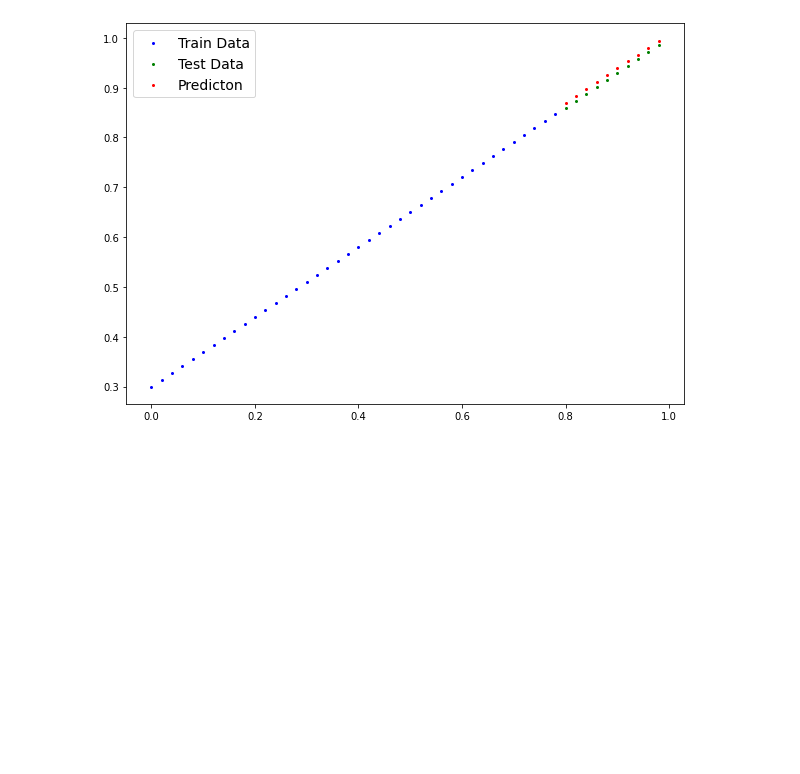
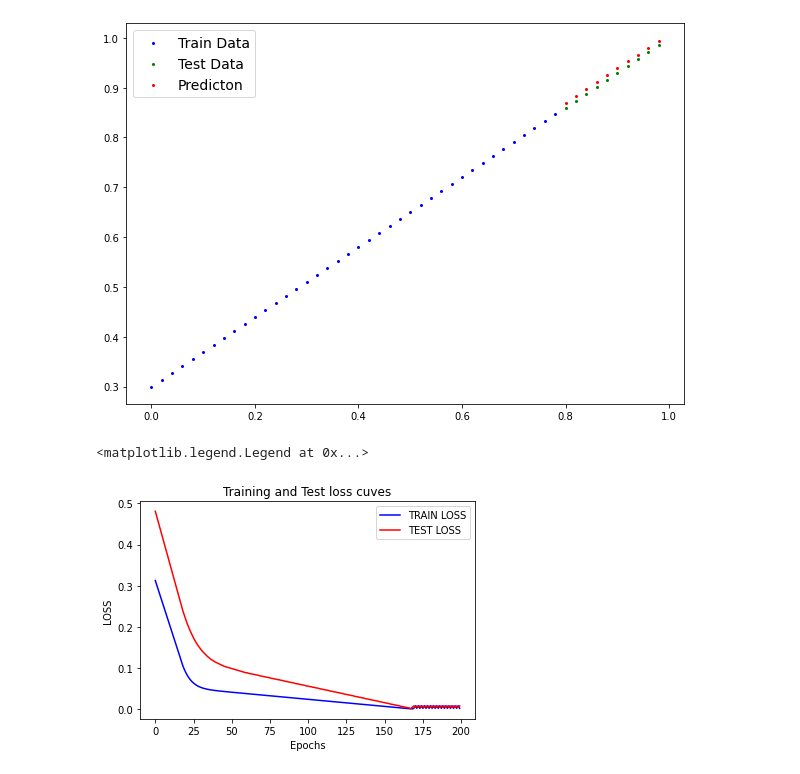
Before and after one commit to Hassan-jr/Deep-Learning, a Jupyter notebook: 01Workflow.ipynb, the cells around one changed output. Drawn from its saved outputs; the diff is of its cells as text; code cells hidden in the pictures; blank space fills up the shorter version.

```diff
--- a/01Workflow.ipynb
+++ b/01Workflow.ipynb
@@ -193,7 +193,7 @@ for epoch in range(epochs):
     # print some useful information
     if epochs % 10 == 0:
       #keep track of the the epochs and loss both in train and test
-      epochs_count.append(epochs)
+      epochs_count.append(epoch)
       train_loss_values.append(loss.detach().numpy())
       test_loss_values.append(test_loss.detach().numpy())
       print(f"\n Epochs Count : {epochs} \n Train Loss : {loss} \n Test Loss : {test_loss}")
@@ -233,3 +233,14 @@ with torch.inference_mode():
 plot_prediction(x_test,y_pred_new)
 # %% [output]
 [figure]
+# %%
+# plot the graph of the losses in train and test and the epoachs
+plt.plot(epochs_count,train_loss_values, c='b',  label="TRAIN LOSS")
+plt.plot(epochs_count,test_loss_values, c="r",  label="TEST LOSS")
+plt.title("Training and Test loss cuves")
+plt.ylabel("LOSS")
+plt.xlabel("Epochs")
+plt.legend()
+# %% [output]
+<matplotlib.legend.Legend at 0x...>
+[figure, added]
```
